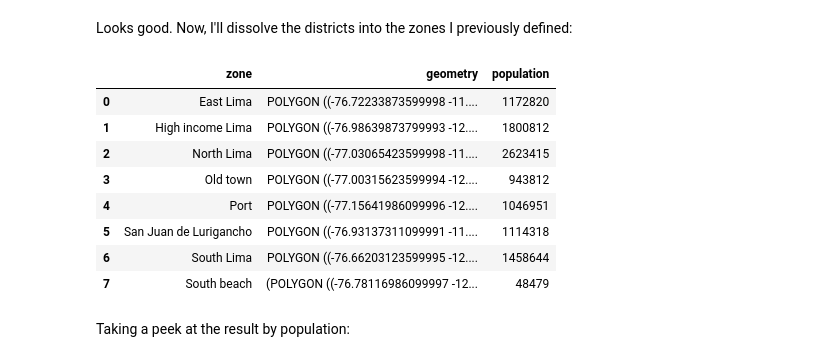
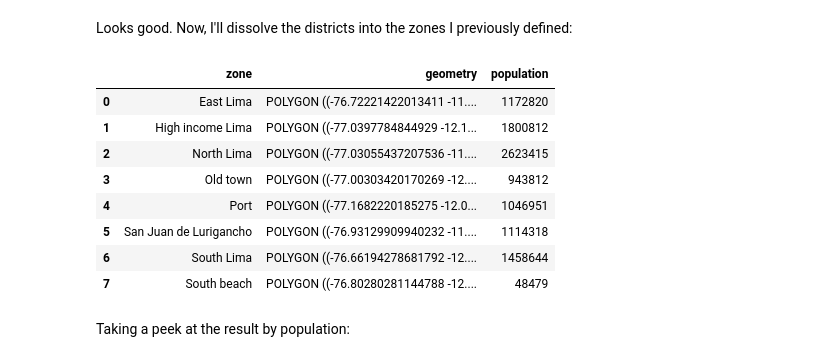
Before and after one commit to luisesanmartin/data-vis-public-policy-course, a Jupyter notebook: notebooks/cleaning/1_grouping districts of lima.ipynb, the cells around one changed output. Cells and saved outputs as stored; diff of their text form; code cells hidden in the pictures.

```diff
--- a/notebooks/cleaning/1_grouping districts of lima.ipynb
+++ b/notebooks/cleaning/1_grouping districts of lima.ipynb
@@ -241,17 +241,18 @@ districts_lima_df.plot(figsize=(7, 7))
 # %% [markdown]
 Looks good. Now, I'll dissolve the districts into the zones I previously defined:
 # %%
+districts_lima_df['geometry'] = districts_lima_df['geometry'].buffer(0.0001)
 zones_lima_df = districts_lima_df.dissolve(by='zone', aggfunc='sum').reset_index()
 zones_lima_df
 # %% [output]
 |  | zone | geometry | population |
-| 0 | East Lima | POLYGON ((-76.72233873599998 -11.... | 1172820 |
-| 1 | High income Lima | POLYGON ((-76.98639873799993 -12.... | 1800812 |
-| 2 | North Lima | POLYGON ((-77.03065423599998 -11.... | 2623415 |
-| 3 | Old town | POLYGON ((-77.00315623599994 -12.... | 943812 |
-| 4 | Port | POLYGON ((-77.15641986099996 -12.... | 1046951 |
-| 5 | San Juan de Lurigancho | POLYGON ((-76.93137311099991 -11.... | 1114318 |
-| 6 | South Lima | POLYGON ((-76.66203123599995 -12.... | 1458644 |
-| 7 | South beach | (POLYGON ((-76.78116986099997 -12... | 48479 |
+| 0 | East Lima | POLYGON ((-76.72221422013411 -11.... | 1172820 |
+| 1 | High income Lima | POLYGON ((-77.0397784844929 -12.1... | 1800812 |
+| 2 | North Lima | POLYGON ((-77.03055437207536 -11.... | 2623415 |
+| 3 | Old town | POLYGON ((-77.00303420170269 -12.... | 943812 |
+| 4 | Port | POLYGON ((-77.1682220185275 -12.0... | 1046951 |
+| 5 | San Juan de Lurigancho | POLYGON ((-76.93129909940232 -11.... | 1114318 |
+| 6 | South Lima | POLYGON ((-76.66194278681792 -12.... | 1458644 |
+| 7 | South beach | POLYGON ((-76.80280281144788 -12.... | 48479 |
 # %% [markdown]
 Taking a peek at the result by population:
```
Also changed, not shown: parts of 2 cells of this notebook, 1 other file.
